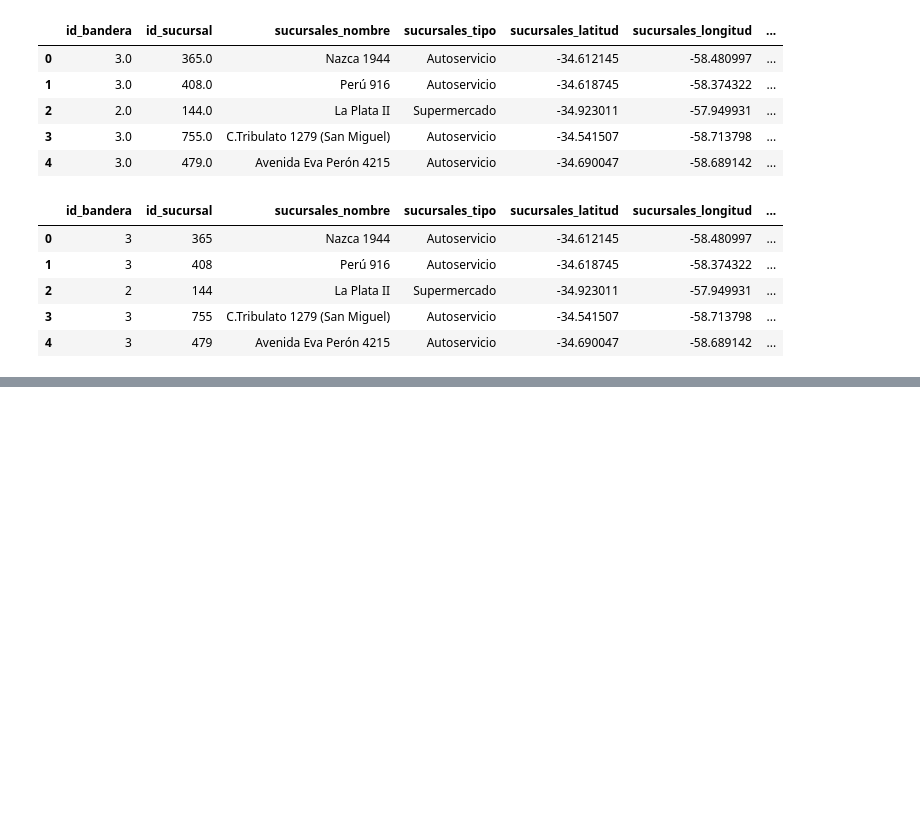
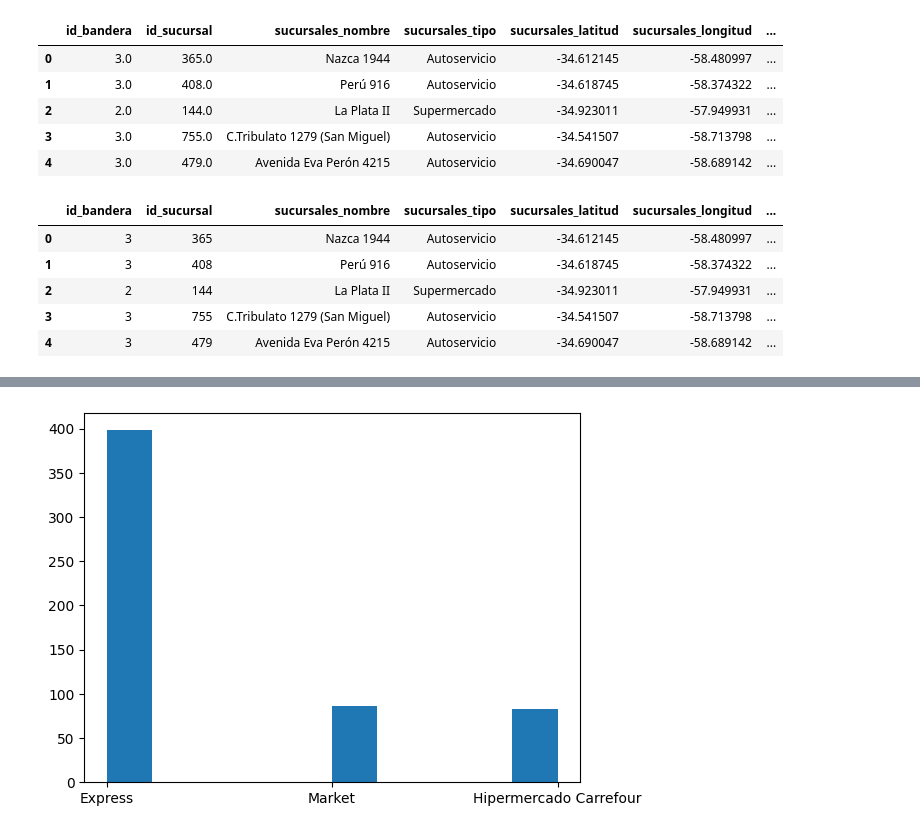
Before and after one commit to CEIA-MBer-ATacc/ceia_add_tps, a Jupyter notebook: TP1/sucursales/TP1_sucursales.ipynb, the cells around one changed output, grey strips where cells are left out. Cells and saved outputs as stored; diff of their text form; code cells hidden in the pictures; blank space fills up the shorter version.

Commit message:
[ADD] Se sigue analizando las sucursales

```diff
--- a/TP1/sucursales/TP1_sucursales.ipynb
+++ b/TP1/sucursales/TP1_sucursales.ipynb
@@ -224,7 +237,7 @@ sucursales_df.head()
 | 3 | 3.0 | 755.0 | C.Tribulato 1279 (San Miguel) | Autoservicio | -34.541507 | -58.713798 | ... |
 | 4 | 3.0 | 479.0 | Avenida Eva Perón 4215 | Autoservicio | -34.690047 | -58.689142 | ... |
 # %%
-sucursales_df['id_bandera'] = sucursales_df['id_bandera'].astype(int).astype(str)
+sucursales_df['id_bandera'] = sucursales_df['id_bandera'].astype(int)
 sucursales_df['id_sucursal'] = sucursales_df['id_sucursal'].astype(int).astype(str)
 sucursales_df.head()
 # %% [output]
@@ -234,3 +247,7 @@ sucursales_df.head()
 | 2 | 2 | 144 | La Plata II | Supermercado | -34.923011 | -57.949931 | ... |
 | 3 | 3 | 755 | C.Tribulato 1279 (San Miguel) | Autoservicio | -34.541507 | -58.713798 | ... |
 | 4 | 3 | 479 | Avenida Eva Perón 4215 | Autoservicio | -34.690047 | -58.689142 | ... |
+# %%
+# Leer el archivo Excel
+comercio_df = pd.read_excel('../comercio/comercio_procesado.xlsx')
+comercio_df.info()
@@ -236,0 +264,8 @@ sucursales_df.head()
+# %%
+sucursales_df['comercio_bandera_nombre'] = sucursales_df['id_bandera'].map(comercio_df.set_index('id_bandera')['comercio_bandera_nombre'])
+# %%
+plt.hist(sucursales_df['comercio_bandera_nombre'])
+
+plt.show()
+# %% [output]
+[figure, added]
```
Also changed, not shown: parts of 11 cells of this notebook, 5 other files.
